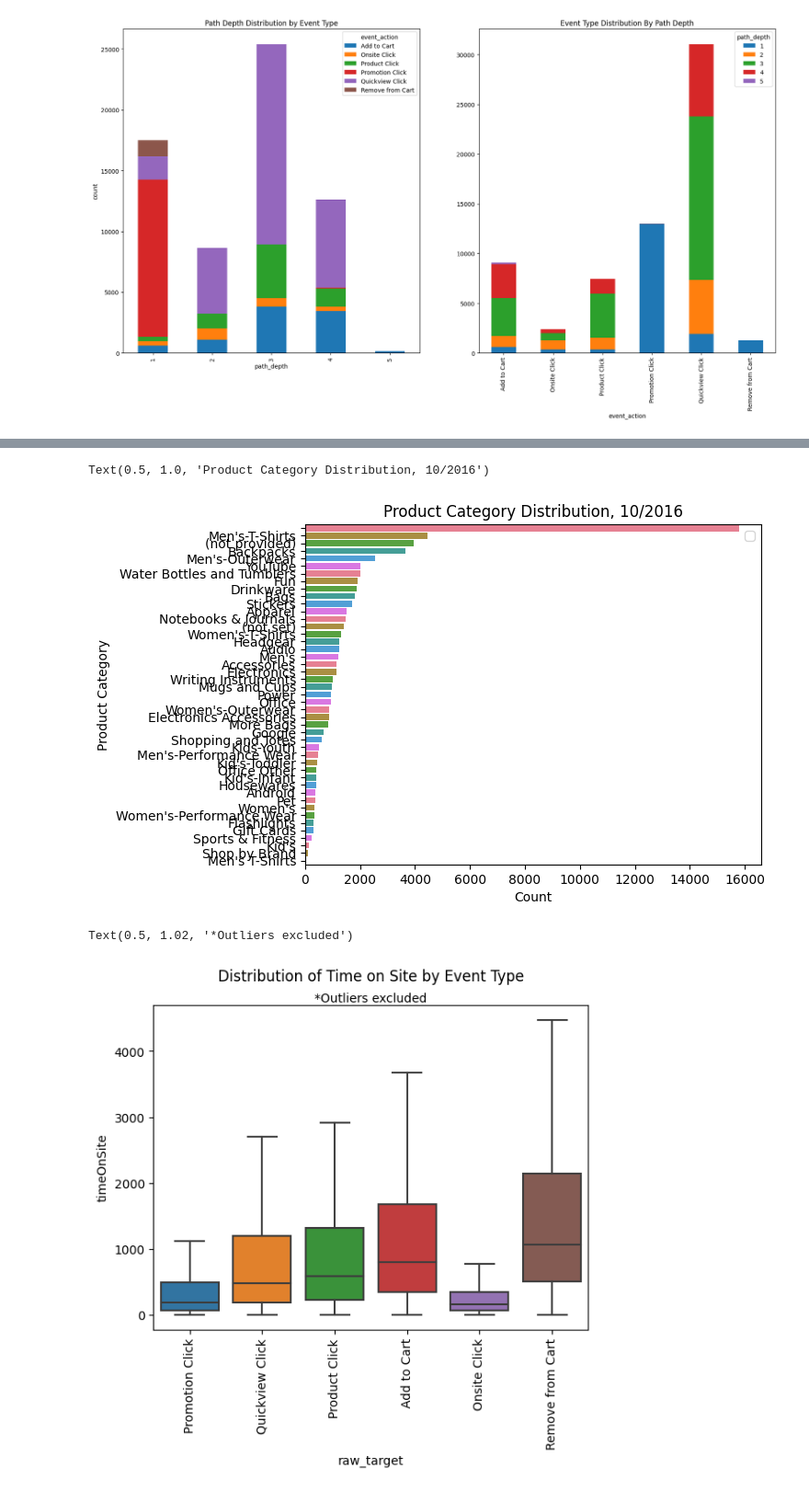
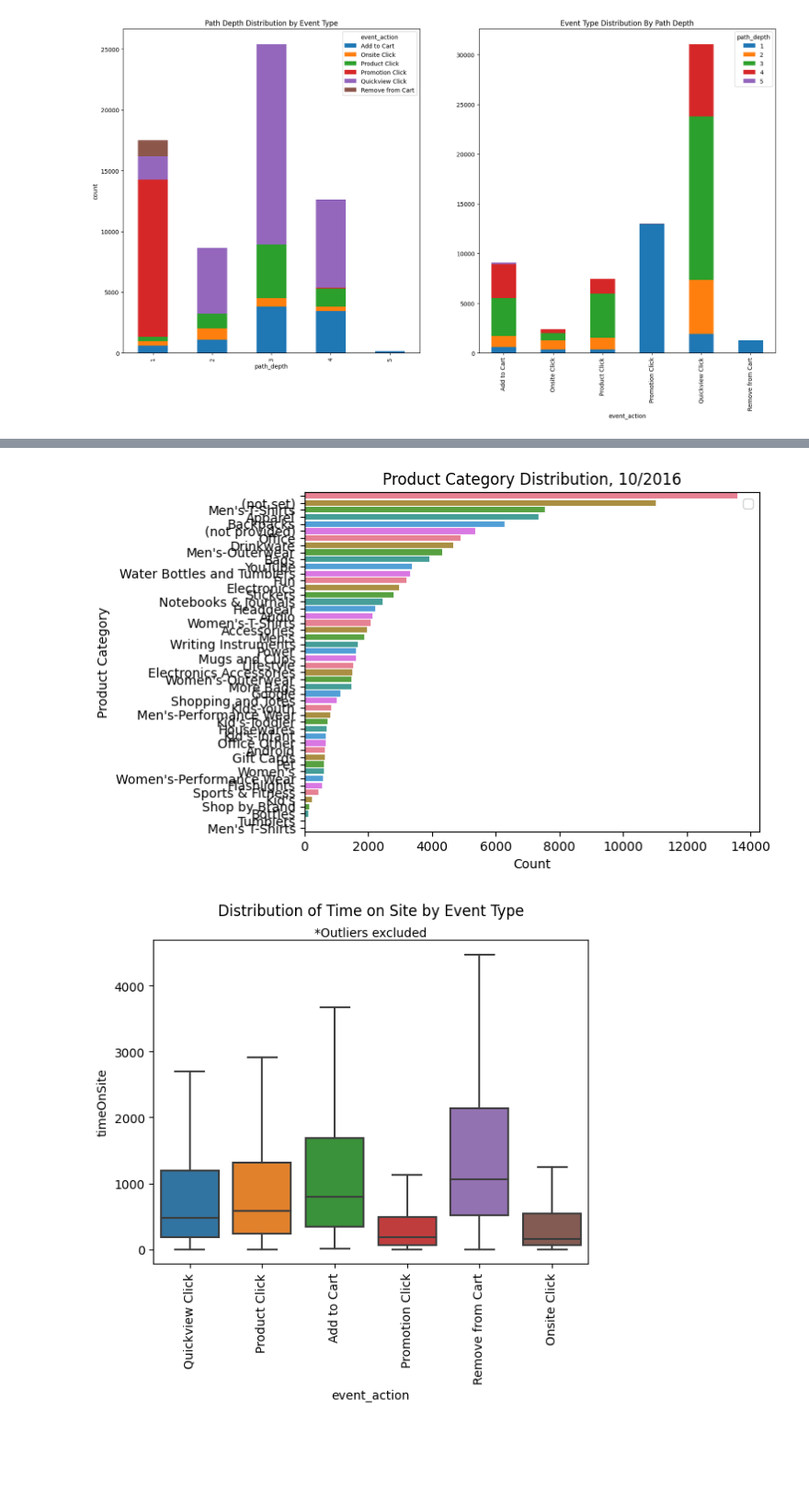
Before and after one commit to York-Solutions-B2E/jenny-huang-aml-capstone, a Jupyter notebook: eda.ipynb, the cells around one changed output, grey strips where cells are left out. Shown: that part at 92% size. Cells and saved outputs as stored; diff of their text form; code cells hidden in the pictures; blank space fills up the shorter version.

```diff
--- a/eda.ipynb
+++ b/eda.ipynb
@@ -10,6 +10,10 @@ data = pd.read_csv('monthly_data_10.csv')
 data = data.fillna('')
 data = data.drop_duplicates()
 data = data.reset_index().drop('index', axis =1)
+# %%
+
+#include ecommerce info in the binary_target -- take out after
+data['is_addtocart'] = [1 if x == 1 or y == 3 else 0 for x, y in zip(data['is_addtocart'], data['eCommerceAction.action_type'])]
 # %%
 #engineered columns
 #extract the deepest split of category (not sure if this can be cut / is already included in pagepath)
@@ -126,14 +152,13 @@ path_depth
 # %%
 #product category distribution
-plt.plot(figsize = (20,20))
-sns.barplot(y = X['prod_category'].value_counts().index,
-            x = X['prod_category'].value_counts().values,
-            hue = X['prod_category'].value_counts().index ,
+plt.plot(figsize = (20,40))
+sns.barplot(y = data['prod_category'].value_counts().index,
+            x = data['prod_category'].value_counts().values,
+            hue = data['prod_category'].value_counts().index ,
             palette = sns.color_palette('husl'), dodge = False)
 plt.legend([])
 plt.xlabel("Count")
 plt.ylabel("Product Category")
 plt.title("Product Category Distribution, 10/2016")
 # %% [output]
-Text(0.5, 1.0, 'Product Category Distribution, 10/2016')
-[figure, old version]
+[figure, new version]
@@ -143,10 +172,10 @@ Longer time on site for add to cart and remove from cart compared to other event
 Seems like this may be good for distinguishing cart actions from other events but not for distinguishing between add and remove
 """
 # %%
-sns.boxplot(x=raw_target, y = X['timeOnSite'], showfliers = False)
+sns.boxplot(x=raw_target, y = data['timeOnSite'], showfliers = False)
 plt.xticks(rotation = 90)
 plt.title("Distribution of Time on Site by Event Type", pad = 20)
 plt.text(0.5, 1.02, '*Outliers excluded', horizontalalignment='center', verticalalignment='center', transform=plt.gca().transAxes)
+plt.savefig('figures/site_time.png', bbox_inches="tight")
 # %% [output]
-Text(0.5, 1.02, '*Outliers excluded')
-[figure, old version]
+[figure, new version]
```
Also changed, not shown: parts of 8 cells of this notebook.
